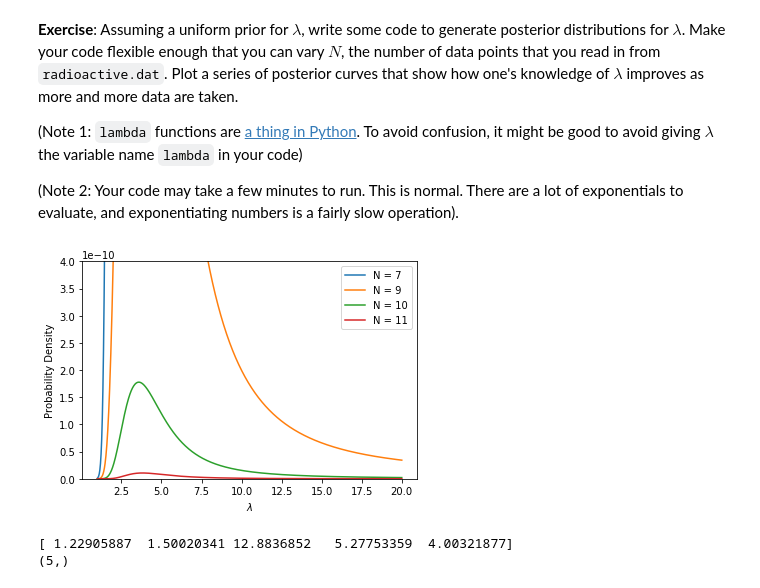
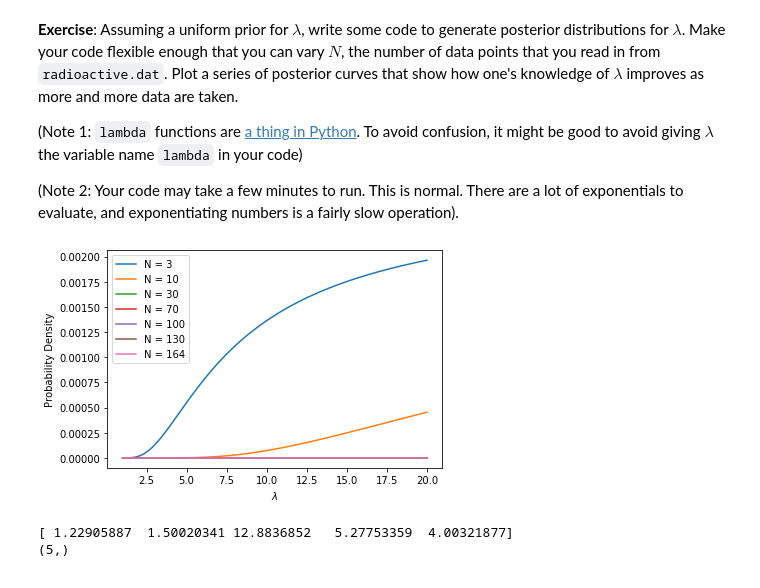
Before and after one commit to katiesavarc/DataSci_Lab, a Jupyter notebook: CodingLab05/CodingLab05_Bayes.ipynb, the cells around one changed output. Drawn from its saved outputs; the diff is of its cells as text; code cells hidden in the pictures.

```diff
--- a/CodingLab05/CodingLab05_Bayes.ipynb
+++ b/CodingLab05/CodingLab05_Bayes.ipynb
@@ -418,6 +418,7 @@ __Exercise__: Assuming a uniform prior for $\lambda$, write some code to generat
 ## Your code and plots here
 import pandas as pd
 
+#might not use this
 def normalization(Prob,lambda_vals):
     dx= lambda_vals[2]-lambda_vals[1]
     #num_rectangles = len(lambda_vals)-1
@@ -426,68 +427,66 @@ def normalization(Prob,lambda_vals):
 
 # prior: take L. output uniform pdf
 def prior(lambda_vals):
-    P = [1/len(lambda_vals)]*len(lambda_vals)
+    P = [1/np.max(lambda_vals)]*len(lambda_vals)
+    #plt.plot(lambda_vals,P)
     return np.array(P)
 
 
 #likelihood_single: take x, L_guess. output p(x|L) defined in comments above
-def likelihood_single(x, lamdba_vals):
+def likelihood_single(x, lambda_vals):
 
-    p_likelihood_norm = np.exp(-20/lamdba_vals)*(np.exp(19/lamdba_vals)-1)*lamdba_vals
-    p_likelihood = (np.exp(-x/lamdba_vals))/p_likelihood_norm
+    p_likelihood_norm = np.exp(-20/lambda_vals)*(np.exp(19/lambda_vals)-1)*lambda_vals
+    p_likelihood = (np.exp(-x/lambda_vals))#/p_likelihood_norm
     return np.array(p_likelihood)
 
 #likelihood_tot: take x_arr, L_guess. Output p(x1,x2,...|L_guess) = likelihood_single(x1,L_guess)*likelihood_single(x2,L_guess)*...
-def likelihood_tot(x_arr, lamdba_vals):
+def likelihood_tot(x_arr, lambda_vals):
 
     likelihood_tot = 1
     for x in x_arr:
-        likelihood_single_x = likelihood_single(x, lamdba_vals)
+        likelihood_single_x = likelihood_single(x, lambda_vals)
         #Multiply all of the likelihoods together
         likelihood_tot = likelihood_tot*likelihood_single_x
 
     return np.array(likelihood_tot)
 
-def posterior_normalized(x_arr, prior_func,lambda_vals,N):
+def posterior_normalized(x_arr, prior_func, lambda_vals, N):
     p_likelihood = likelihood_tot(x_arr, lambda_vals) #already normalized
 
     p_prior = prior(lambda_vals)
-    p_prior = normalization(p_prior,lambda_vals) #normalize prior
 
     posterior = p_likelihood*p_prior # will result in a normalized posterior
-    label_str = 'N = ' + str(N)
-    plt.plot(lambda_vals,p_likelihood,label=label_str)
+    p_posterior_norm = np.exp(-20/lambda_vals)*(np.exp(19/lambda_vals)-1)*lambda_vals
+    posterior = posterior/p_posterior_norm
     return posterior
 
 def radioactive_posterior(N, plot_switch, prior_func,lambda_vals):
 
     x_arr = pd.read_table("radioactive.dat", header=None).to_numpy()[0:N,0]
-
-    P_posterior = posterior_normalized(x_arr, prior_func, lambda_vals,N)
+    P_posterior = posterior_normalized(x_arr, prior_func, lambda_vals, N)
 
     if plot_switch:
         label_str = 'N = ' + str(N)
         plt.plot(lambda_vals,P_posterior, label=label_str)
 
     return P_posterior
 
 N_max = 99
 N_vals = np.linspace(1,N_max, N_max)
 lambda_vals =np.linspace(1,20,1000)
-plot_switch = False
+plot_switch = True
 prior_func='uniform'
-array = [7,9,10,11]
+array =  [3,10,30,70,100,130,164]
 
 for n in array:
     P_posterior = radioactive_posterior(n, plot_switch, prior_func,lambda_vals)
 
 plt.xlabel('$\lambda$')
 plt.ylabel('Probability Density')
 plt.legend()
-plt.ylim(0,0.0000000004)
 plt.show()
 # %% [output]
-[figure, old version]
+[figure, new version]
 # %%
 N= 5
 x_df = pd.read_table("radioactive.dat", header=None).to_numpy()[0:N,0]
```
Also changed, not shown: parts of 1 cell of this notebook.
